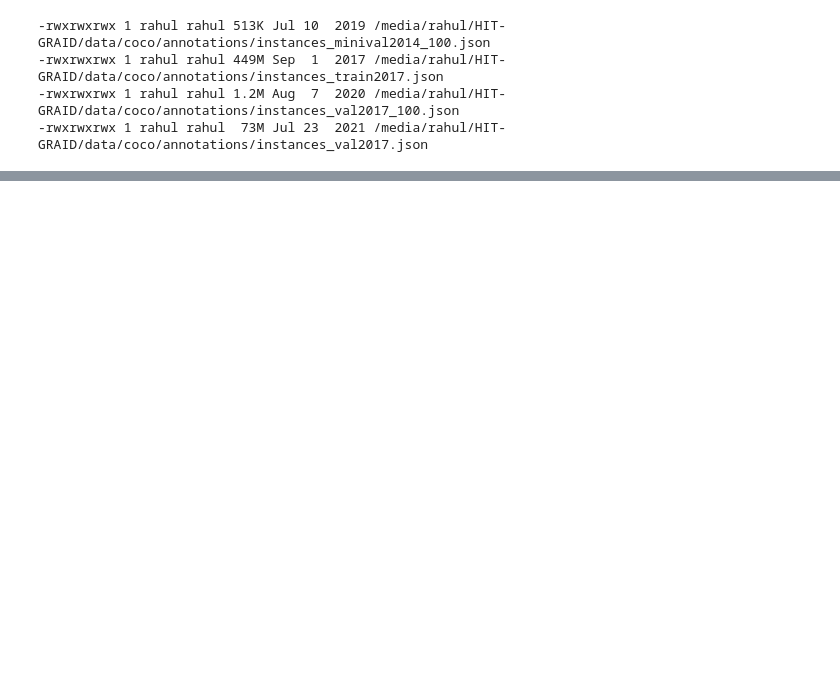
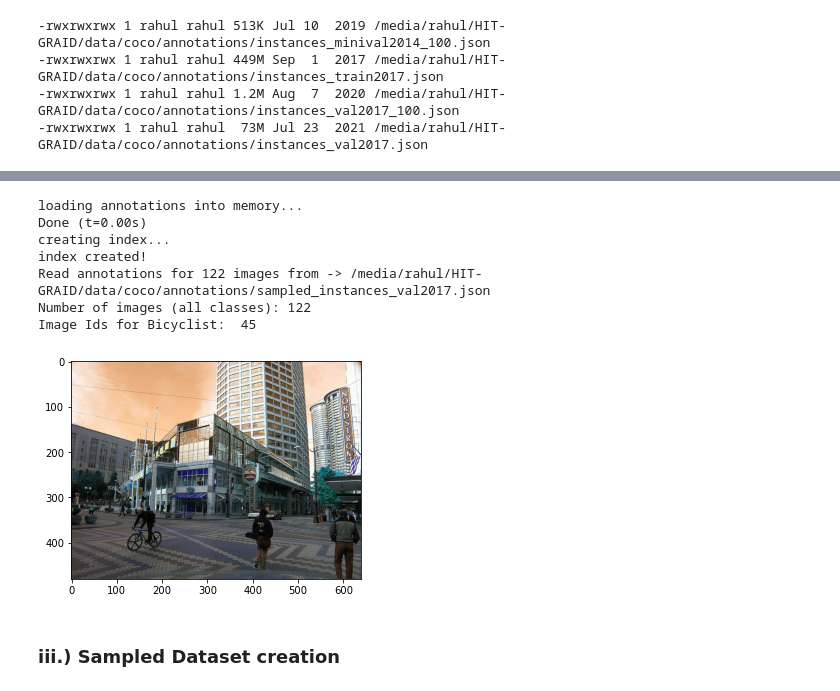
Before and after one commit to karmarv/udacity-aws-sagemaker-capstone, a Jupyter notebook: samples/coco_sampler.ipynb, the cells around one changed output, grey strips where cells are left out. Saved outputs shown, nothing was run; the diff lists cells and outputs as text; code cells hidden in the pictures; blank space fills up the shorter version.

```diff
--- a/samples/coco_sampler.ipynb
+++ b/samples/coco_sampler.ipynb
@@ -175,0 +172,13 @@ plt. imshow(val2017.load_image(10))
+# %%
+show_ann_type(ann_type="val2017", index = 100)
+# %% [output]
+loading annotations into memory...
+Done (t=0.00s)
+creating index...
+index created!
+Read annotations for 122 images from -> /media/rahul/HIT-GRAID/data/coco/annotations/sampled_instances_val2017.json
+Number of images (all classes): 122
+Image Ids for Bicyclist:  45
+[figure, added]
+# %% [markdown]
+### iii.) Sampled Dataset creation
```
Also changed, not shown: parts of 19 cells of this notebook, 6 other files.
